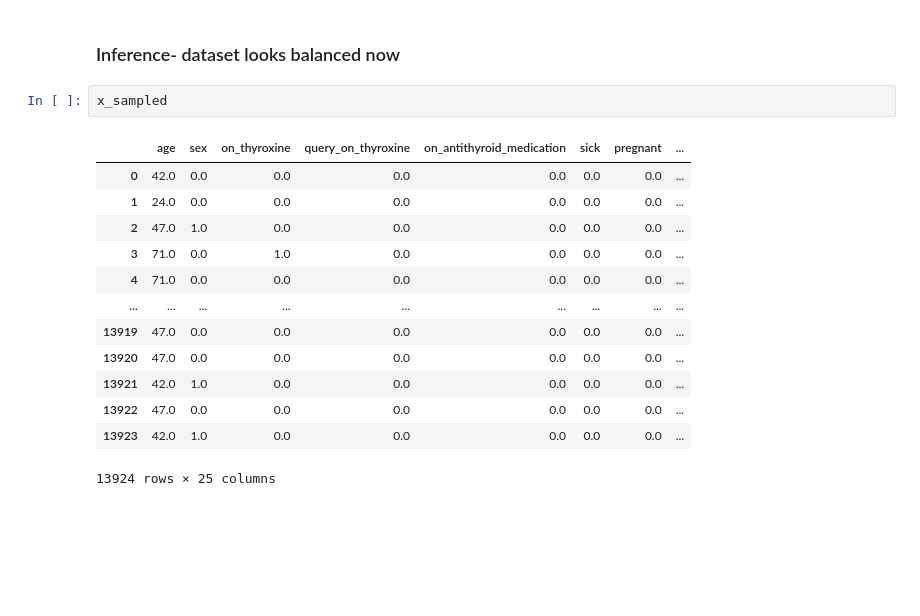
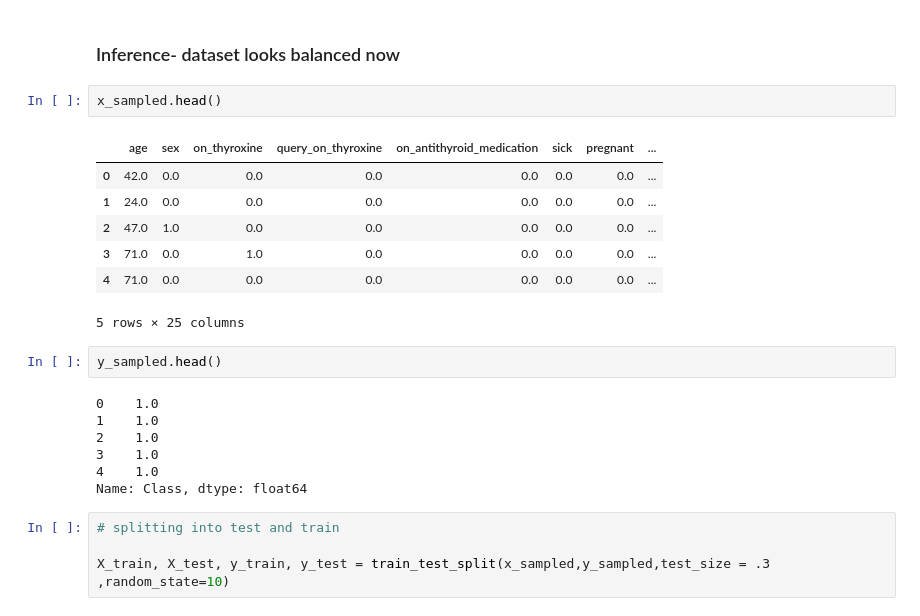
Before and after one commit to Chirag-Naik666/hypothyroidism, a Jupyter notebook: thyroidDetection.ipynb, the cells around one changed output. Saved outputs shown, nothing was run; the diff lists cells and outputs as text; blank space fills up the shorter version.

```diff
--- a/thyroidDetection.ipynb
+++ b/thyroidDetection.ipynb
@@ -397,18 +405,25 @@ plt.show()
 # %% [markdown]
 ### Inference- dataset looks balanced now
 # %%
-x_sampled
+x_sampled.head()
 # %% [output]
 |  | age | sex | on_thyroxine | query_on_thyroxine | on_antithyroid_medication | sick | pregnant | ... |
 | 0 | 42.0 | 0.0 | 0.0 | 0.0 | 0.0 | 0.0 | 0.0 | ... |
 | 1 | 24.0 | 0.0 | 0.0 | 0.0 | 0.0 | 0.0 | 0.0 | ... |
 | 2 | 47.0 | 1.0 | 0.0 | 0.0 | 0.0 | 0.0 | 0.0 | ... |
 | 3 | 71.0 | 0.0 | 1.0 | 0.0 | 0.0 | 0.0 | 0.0 | ... |
 | 4 | 71.0 | 0.0 | 0.0 | 0.0 | 0.0 | 0.0 | 0.0 | ... |
-| ... | ... | ... | ... | ... | ... | ... | ... | ... |
-| 13919 | 47.0 | 0.0 | 0.0 | 0.0 | 0.0 | 0.0 | 0.0 | ... |
-| 13920 | 47.0 | 0.0 | 0.0 | 0.0 | 0.0 | 0.0 | 0.0 | ... |
-| 13921 | 42.0 | 1.0 | 0.0 | 0.0 | 0.0 | 0.0 | 0.0 | ... |
-| 13922 | 47.0 | 0.0 | 0.0 | 0.0 | 0.0 | 0.0 | 0.0 | ... |
-| 13923 | 42.0 | 1.0 | 0.0 | 0.0 | 0.0 | 0.0 | 0.0 | ... |
-13924 rows × 25 columns
+5 rows × 25 columns
+# %%
+y_sampled.head()
+# %% [output]
+0    1.0
+1    1.0
+2    1.0
+3    1.0
+4    1.0
+Name: Class, dtype: float64
+# %%
+# splitting into test and train
+
+X_train, X_test, y_train, y_test = train_test_split(x_sampled,y_sampled,test_size = .3 ,random_state=10)
```
Also changed, not shown: parts of 3 cells of this notebook.
